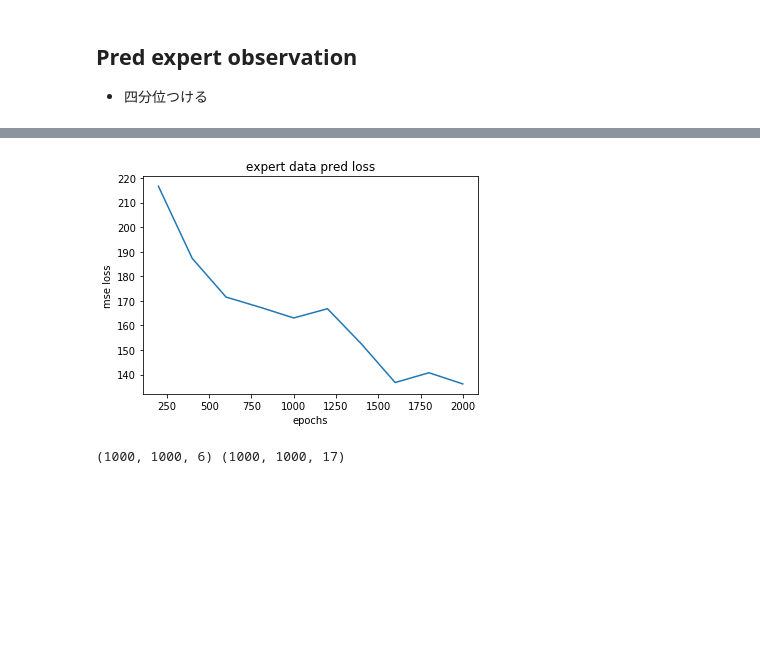
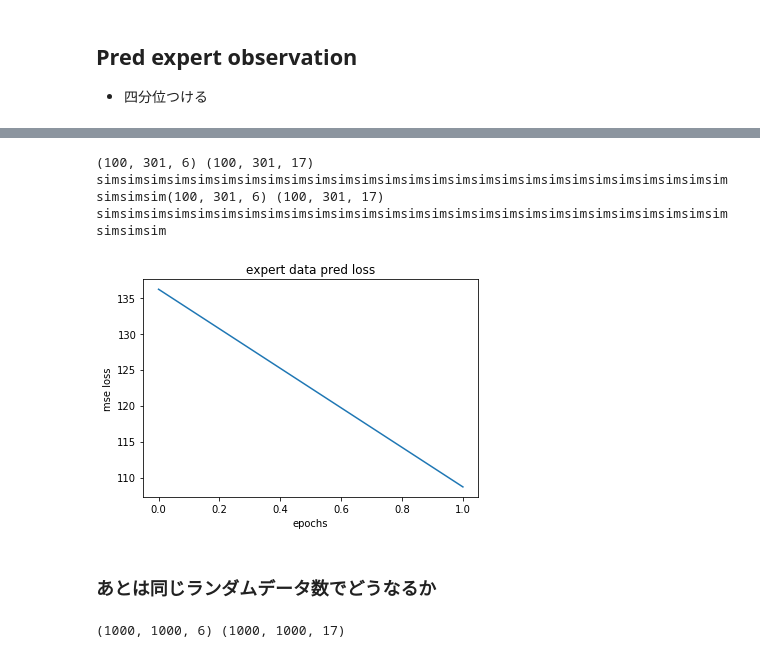
Before and after one commit to naruya/DSSM1d, a Jupyter notebook: eval.ipynb, the cells around one changed output, grey strips where cells are left out. Cells and saved outputs as stored; diff of their text form; code cells hidden in the pictures; blank space fills up the shorter version.

Commit message:
add loop1 eval

```diff
--- a/eval.ipynb
+++ b/eval.ipynb
@@ -168,7 +175,7 @@ def eval_expert_loss(timestamp, load_epoch, param_path, data_path, show=False):
 
     scores = []
 
-    for trial in tqdm(range(10)):
+    for trial in range(10):
         epis_a = traj_a[trial]
         epis_o = traj_o[trial]
         o, true = epis_o[0], epis_o[1:301]
@@ -230,11 +245,29 @@ for i in range(10):
 # %%
-plt.plot([(i+1)*200 for i in  range(10)], scores)
+scores = []
+scores.append(eval_expert_loss(
+    "Feb26_08-06-04",
+    2000,
+    "../data/loop0/param.pkl",
+    "../data/data_expert.pkl"
+))
+scores.append(eval_expert_loss(
+    "Feb27_09-34-00",
+    2000,
+    "../data/loop1/param.pkl",
+    "../data/data_expert.pkl"
+))
+plt.plot(scores)
 plt.title("expert data pred loss")
 plt.xlabel("epochs")
 plt.ylabel("mse loss")
 plt.show()
 # %% [output]
+(100, 301, 6) (100, 301, 17)
+simsimsimsimsimsimsimsimsimsimsimsimsimsimsimsimsimsimsimsimsimsimsimsimsimsimsimsimsimsim(100, 301, 6) (100, 301, 17)
+simsimsimsimsimsimsimsimsimsimsimsimsimsimsimsimsimsimsimsimsimsimsimsimsimsimsimsimsimsim
-[figure, old version]
+[figure, new version]
+# %% [markdown]
+### あとは同じランダムデータ数でどうなるか
 # %%
 # random data
 timestamp = "Feb26_08-06-04"
```
Also changed, not shown: parts of 2 cells of this notebook.
